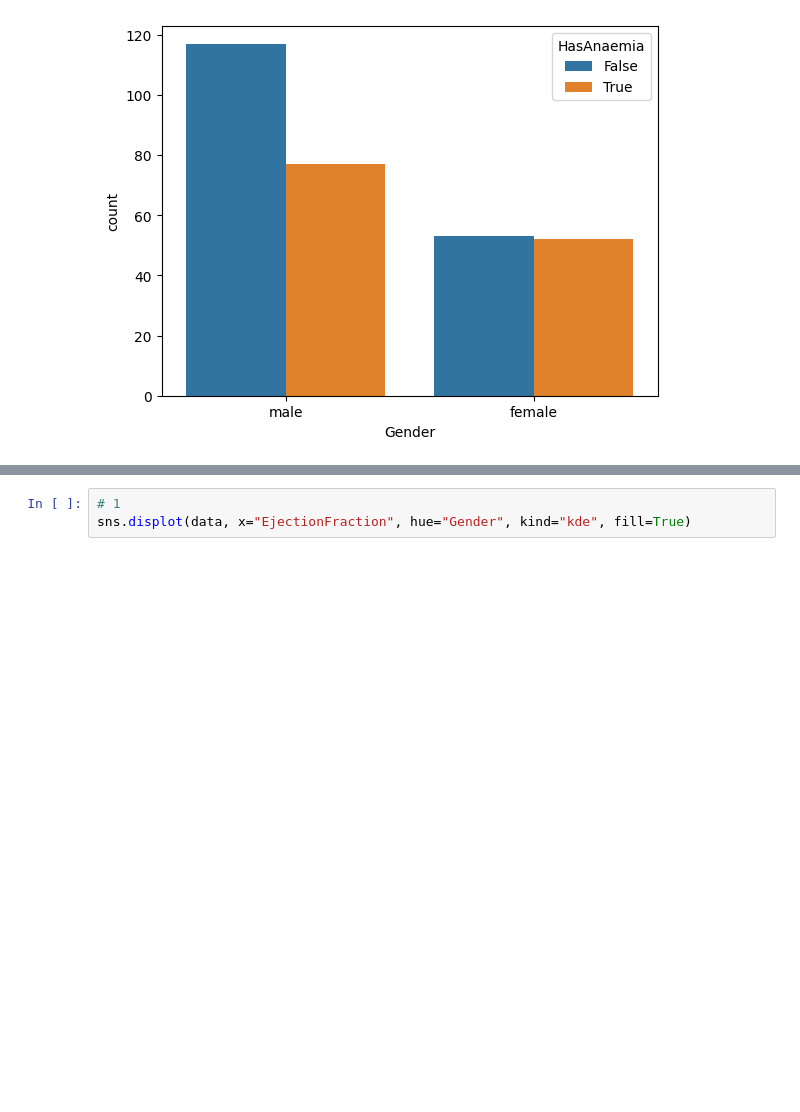
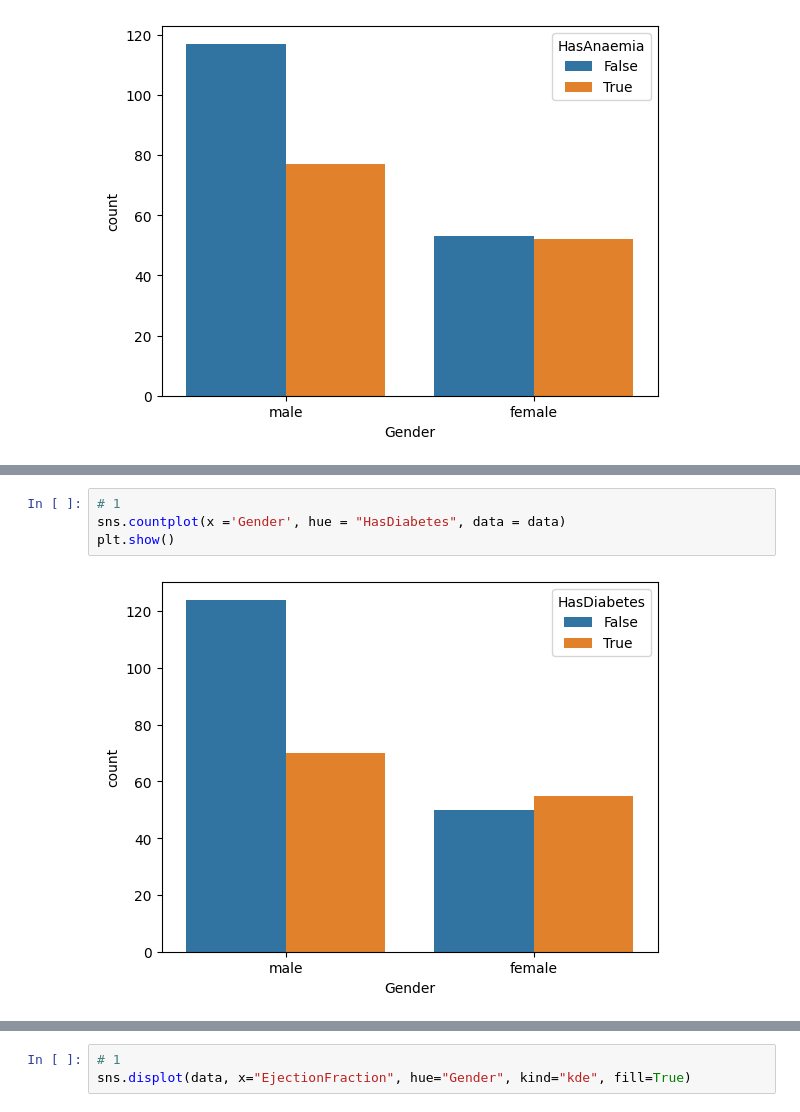
Before and after one commit to BertaVives/Analisis-de-la-insuficiencia-cardiaca, a Jupyter notebook: src/EDA.ipynb, the cells around one changed output, grey strips where cells are left out. Drawn from its saved outputs; the diff is of its cells as text; blank space fills up the shorter version.

```diff
--- a/src/EDA.ipynb
+++ b/src/EDA.ipynb
@@ -591 +626,7 @@ plt.show()
+# %%
+# 1
+sns.countplot(x ='Gender', hue = "HasDiabetes", data = data)
+plt.show()
+# %% [output]
+[figure, added]
 # %%
```
Also changed, not shown: parts of 41 cells of this notebook, 2 other files.
